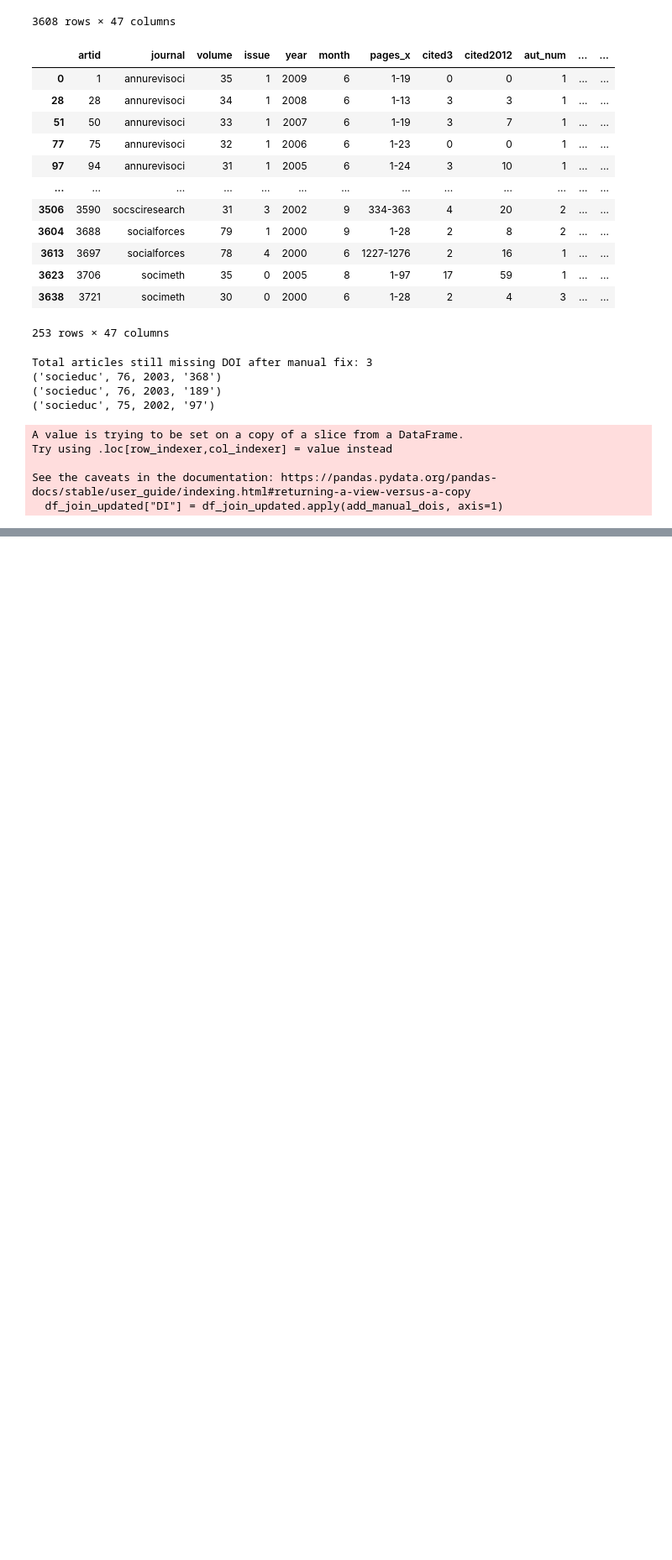
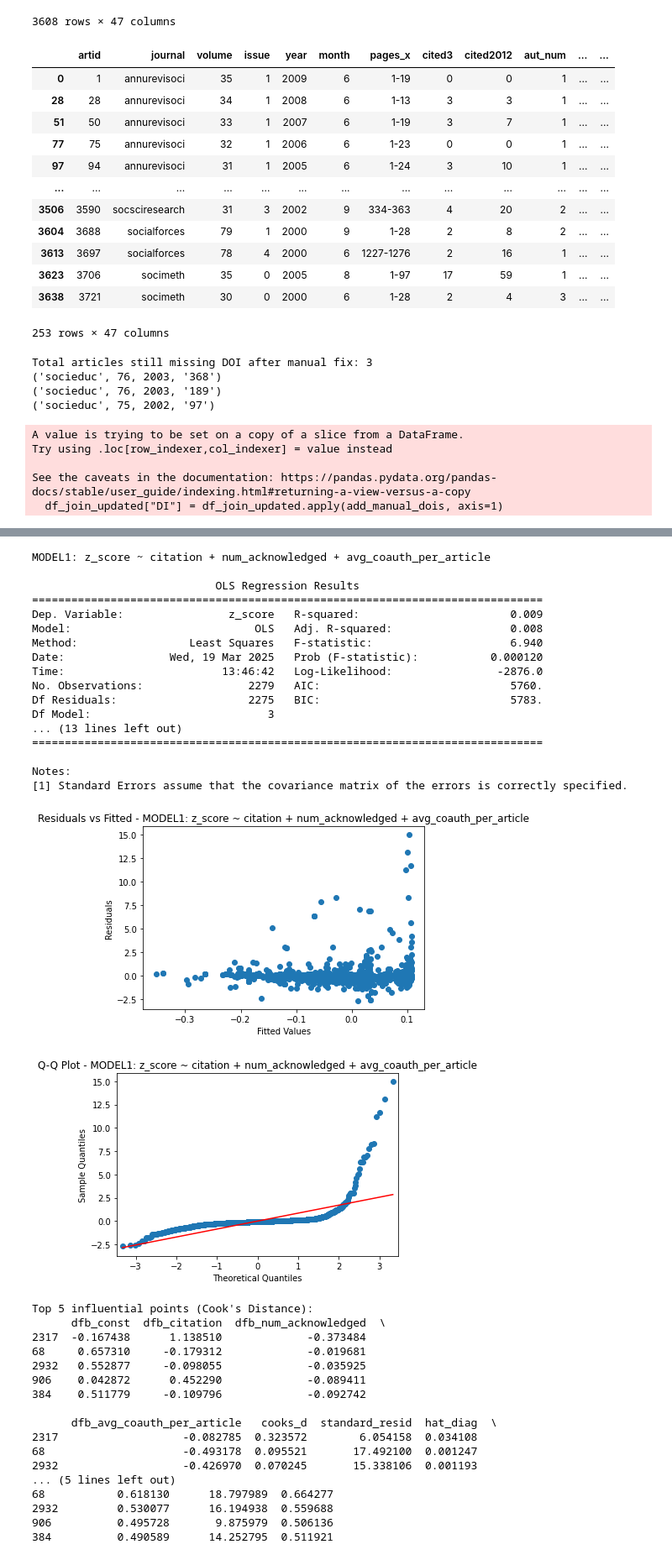
Before and after one commit to akshue27/acknowledgements, a Jupyter notebook: attemptedmerge.ipynb, the cells around one changed output, grey strips where cells are left out. Shown at 84% size. Saved outputs shown, nothing was run; the diff lists cells and outputs as text; code cells hidden in the pictures; blank space fills up the shorter version.

```diff
--- a/attemptedmerge.ipynb
+++ b/attemptedmerge.ipynb
@@ -644,0 +2049,58 @@ None
+# %%
+
+# MODEL1 Sub-model 3
+X3 = with_zs[['citation', 'num_acknowledged', 'avg_coauth_per_article']]
+fit_and_diagnose(X3, y, "MODEL1: z_score ~ citation + num_acknowledged + avg_coauth_per_article")
+
+"""
+Modelling citation + num_acknowledged + avg_coauth_per_article's effect on z-score.
+R = 0.010: very low, these variables together explain only 1% of z-score variance.
+
+Model as a whole is statistically significant (F-statistic: 7.093, p-value: 9.65e-05), driven primarily by avg_coauth_per_article
+- avg_coauth_per_article: significant negative effect (-0.0804, p=0.000)
+- citation: slight negative effect (-0.0001), not significant (p=0.223)
+- num_acknowledged: slight negative effect (-0.0030), not significant (p=0.552)
+
+#2316, 68, 2931, 384, 1225 are highest Cook distance
+Observation #68 consistently appears as extreme outlier across models (17.39)
+Same skewness (9.268) and kurtosis issues as previous models
+
+Adding avg_coauth_per_article improves model fit slightly compared to citation + num_acknowledged alone, but model remains poor overall
+"""
+# %% [output]
+MODEL1: z_score ~ citation + num_acknowledged + avg_coauth_per_article
+
+                            OLS Regression Results
+==============================================================================
+Dep. Variable:                z_score   R-squared:                       0.009
+Model:                            OLS   Adj. R-squared:                  0.008
+Method:                 Least Squares   F-statistic:                     6.940
+Date:                Wed, 19 Mar 2025   Prob (F-statistic):           0.000120
+Time:                        13:46:42   Log-Likelihood:                -2876.0
+No. Observations:                2279   AIC:                             5760.
+Df Residuals:                    2275   BIC:                             5783.
+Df Model:                           3
+... (13 lines left out)
+==============================================================================
+
+Notes:
+[1] Standard Errors assume that the covariance matrix of the errors is correctly specified.
+[figure, added]
+[figure, added]
+Top 5 influential points (Cook's Distance):
+      dfb_const  dfb_citation  dfb_num_acknowledged  \
+2317  -0.167438      1.138510             -0.373484
+68     0.657310     -0.179312             -0.019681
+2932   0.552877     -0.098055             -0.035925
+906    0.042872      0.452290             -0.089411
+384    0.511779     -0.109796             -0.092742
+
+      dfb_avg_coauth_per_article   cooks_d  standard_resid  hat_diag  \
+2317                   -0.082785  0.323572        6.054158  0.034108
+68                     -0.493178  0.095521       17.492100  0.001247
+2932                   -0.426970  0.070245       15.338106  0.001193
+... (5 lines left out)
+68           0.618130      18.797989  0.664277
+2932         0.530077      16.194938  0.559688
+906          0.495728       9.875979  0.506136
+384          0.490589      14.252795  0.511921
```
Also changed, not shown: parts of 90 cells of this notebook, 1 other file.
